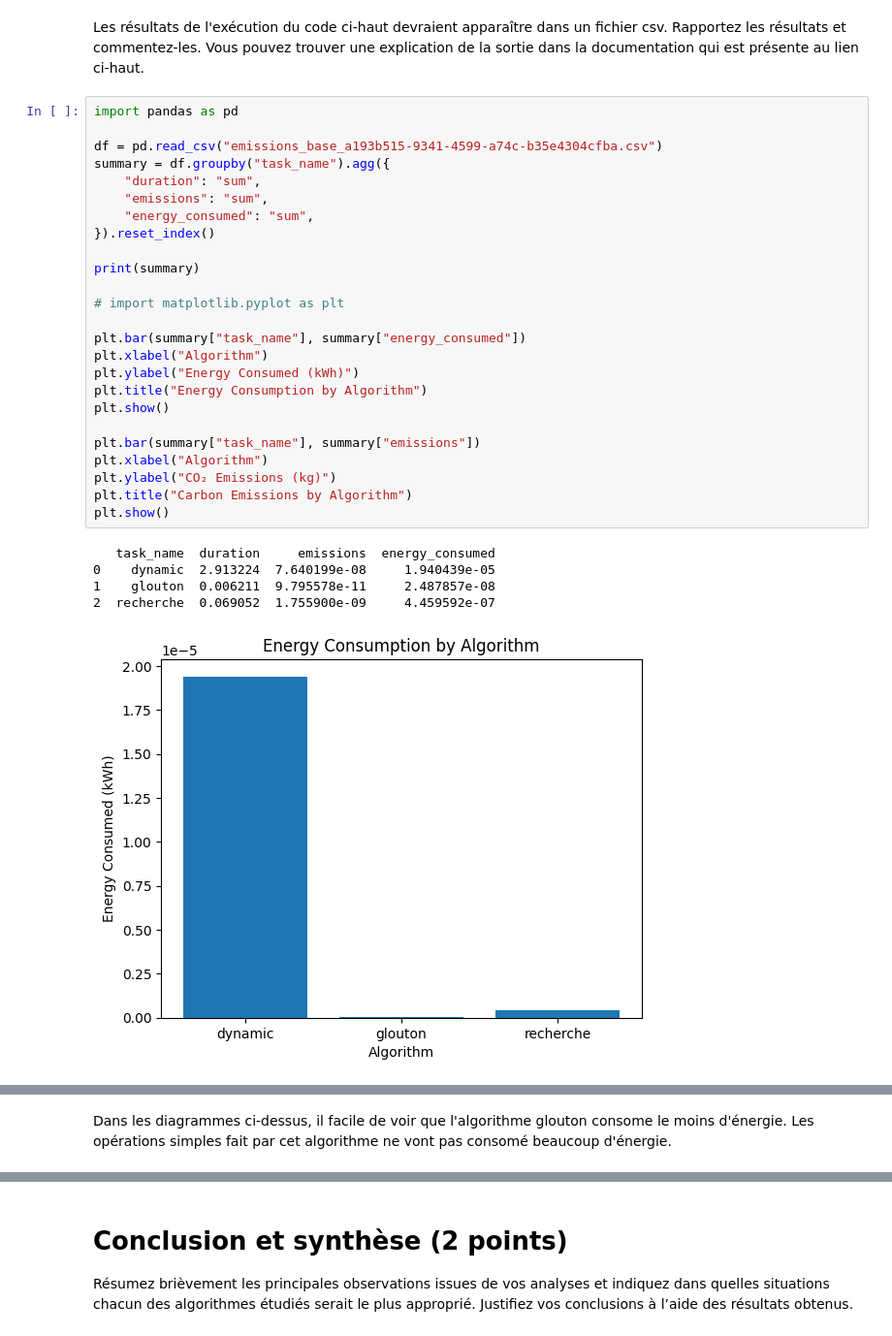
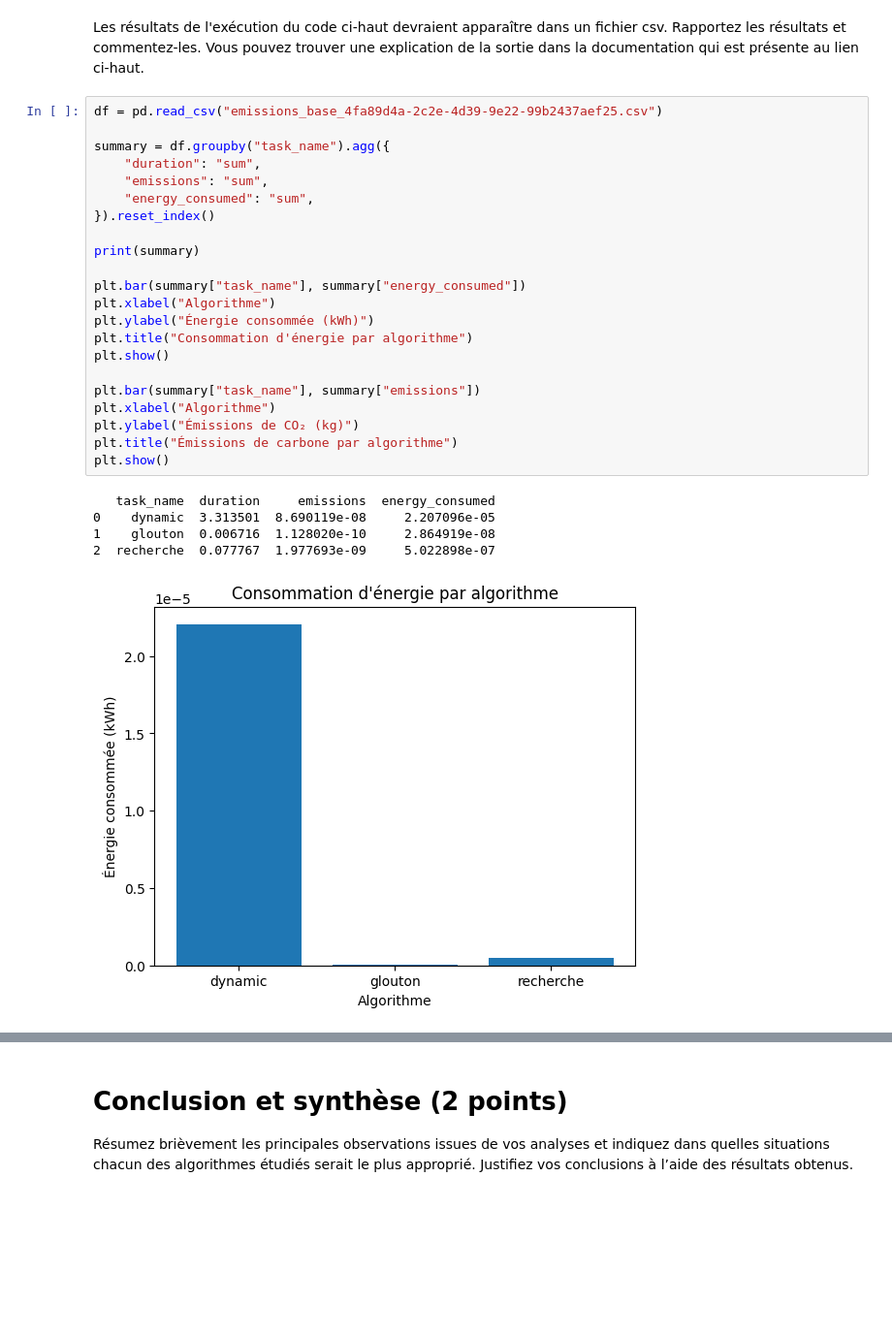
Before and after one commit to nath1416/Tp2-INF8775, a Jupyter notebook: TP2_H26_v3.ipynb, the cells around one changed output, grey strips where cells are left out. Shown at 97% size. Saved outputs shown, nothing was run; the diff lists cells and outputs as text; blank space fills up the shorter version.

```diff
--- a/TP2_H26_v3.ipynb
+++ b/TP2_H26_v3.ipynb
@@ -727,33 +767,30 @@ finally:
 # %% [markdown]
 Les résultats de l'exécution du code ci-haut devraient apparaître dans un fichier csv. Rapportez les résultats et commentez-les. Vous pouvez trouver une explication de la sortie dans la documentation qui est présente au lien ci-haut.
 # %%
-import pandas as pd
+df = pd.read_csv("emissions_base_4fa89d4a-2c2e-4d39-9e22-99b2437aef25.csv")
 
-df = pd.read_csv("emissions_base_a193b515-9341-4599-a74c-b35e4304cfba.csv")
 summary = df.groupby("task_name").agg({
     "duration": "sum",
     "emissions": "sum",
     "energy_consumed": "sum",
 }).reset_index()
 
 print(summary)
 
-# import matplotlib.pyplot as plt
-
 plt.bar(summary["task_name"], summary["energy_consumed"])
-plt.xlabel("Algorithm")
-plt.ylabel("Energy Consumed (kWh)")
-plt.title("Energy Consumption by Algorithm")
+plt.xlabel("Algorithme")
+plt.ylabel("Énergie consommée (kWh)")
+plt.title("Consommation d'énergie par algorithme")
 plt.show()
 
 plt.bar(summary["task_name"], summary["emissions"])
-plt.xlabel("Algorithm")
-plt.ylabel("CO₂ Emissions (kg)")
-plt.title("Carbon Emissions by Algorithm")
+plt.xlabel("Algorithme")
+plt.ylabel("Émissions de CO₂ (kg)")
+plt.title("Émissions de carbone par algorithme")
 plt.show()
 # %% [output]
    task_name  duration     emissions  energy_consumed
-0    dynamic  2.913224  7.640199e-08     1.940439e-05
-1    glouton  0.006211  9.795578e-11     2.487857e-08
-2  recherche  0.069052  1.755900e-09     4.459592e-07
+0    dynamic  3.313501  8.690119e-08     2.207096e-05
+1    glouton  0.006716  1.128020e-10     2.864919e-08
+2  recherche  0.077767  1.977693e-09     5.022898e-07
-[figure, old version]
+[figure, new version]
@@ -761,2 +797,0 @@ plt.show()
-# %% [markdown]
-Dans les diagrammes ci-dessus, il facile de voir que l'algorithme glouton consome le moins d'énergie. Les opérations simples fait par cet algorithme ne vont pas consomé beaucoup d'énergie.
```
Also changed, not shown: parts of 12 cells of this notebook.
